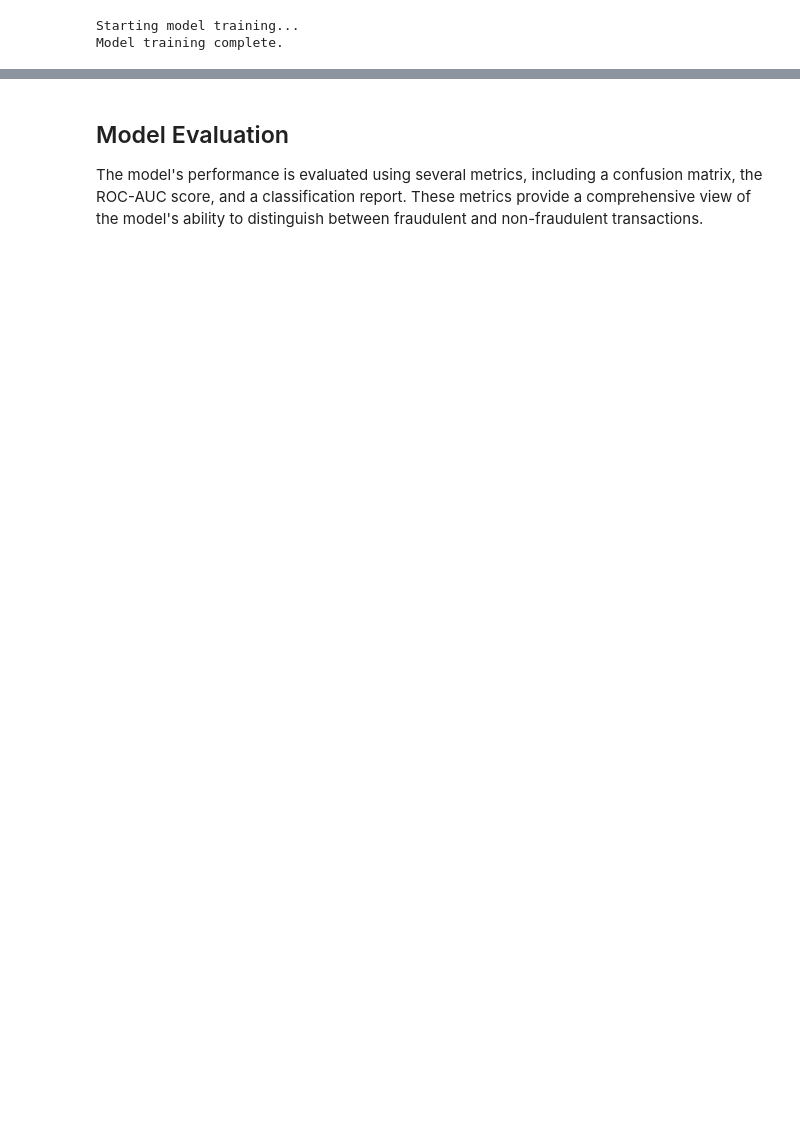
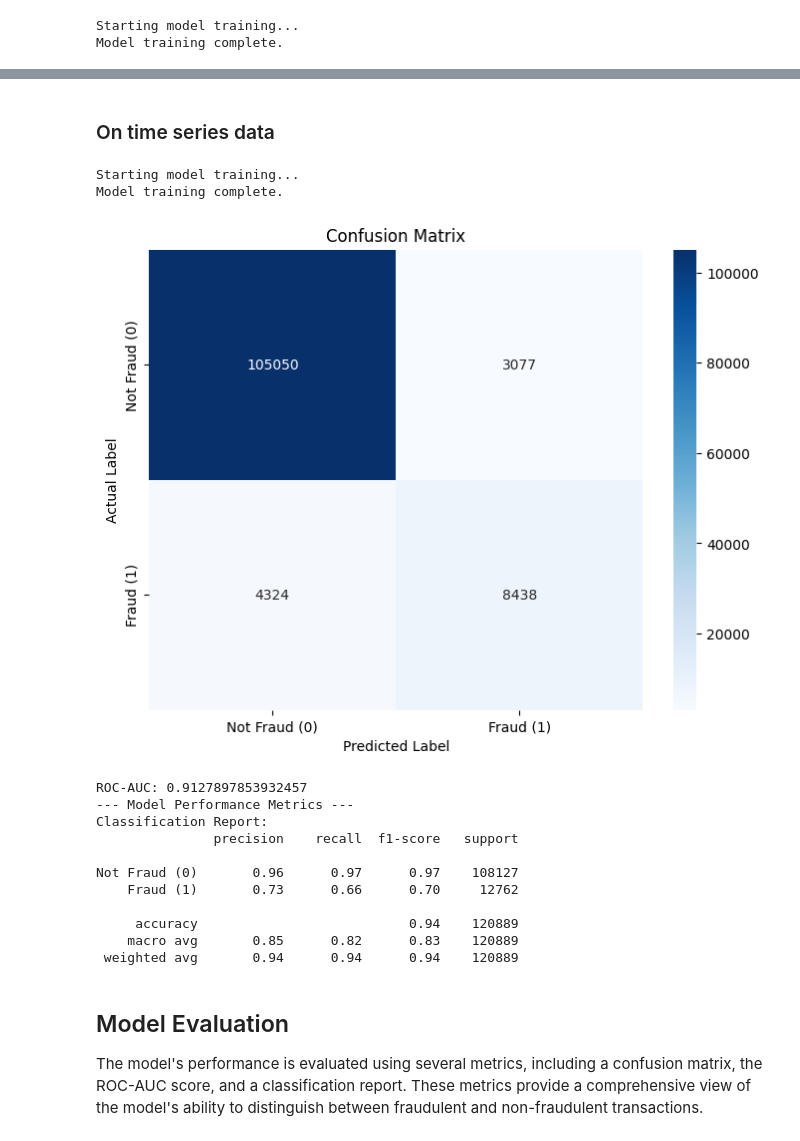
Before and after one commit to abhicr01/Fraud_Detection, a Jupyter notebook: Random_Forest_method.ipynb, the cells around one changed output, grey strips where cells are left out. Drawn from its saved outputs; the diff is of its cells as text; code cells hidden in the pictures; blank space fills up the shorter version.

```diff
--- a/Random_Forest_method.ipynb
+++ b/Random_Forest_method.ipynb
@@ -208,0 +382,6 @@ A Random Forest classifier is chosen for this task due to its robustness and abi
+# %%
+# Get the target variables
+X_train_time = final_features_train_time
+y_train_time = train_df_time['class']
+X_test_time = final_features_test_time
+y_test_time = test_df_time['class']
@@ -220,3 +462,50 @@ Model training complete.
+# %% [markdown]
+### On time series data
+# %%
+#min_samples_leaf=50, max_features=0.5
+model_time = RandomForestClassifier(n_estimators=100, class_weight='balanced', random_state=42,
+                               max_depth=10, min_samples_leaf=20, max_features=0.5)
+
+# Train the model on the training data
+print("Starting model training...")
+model_time.fit(X_train_time, y_train_time)
+print("Model training complete.")
+# %% [output]
+Starting model training...
+Model training complete.
+# %%
+y_pred = model_time.predict(X_train_time)
+y_pred_proba = model_time.predict_proba(X_train_time)[:, 1]
+#y_pred = (y_pred_proba > 0.5).astype(int)
+cm = confusion_matrix(y_train_time, y_pred)
+plt.figure(figsize=(8, 6))
+sns.heatmap(cm, annot=True, fmt='d', cmap='Blues',
+            xticklabels=['Not Fraud (0)', 'Fraud (1)'],
+            yticklabels=['Not Fraud (0)', 'Fraud (1)'])
+plt.title('Confusion Matrix')
+plt.ylabel('Actual Label')
+plt.xlabel('Predicted Label')
+plt.show()
+
+fpr, tpr, thresholds = roc_curve(y_train_time, y_pred_proba)
+roc_auc = roc_auc_score(y_train_time, y_pred_proba)
+print(f"ROC-AUC: {roc_auc}")
+print("--- Model Performance Metrics ---")
+print("Classification Report:")
+print(classification_report(y_train_time, y_pred, target_names=['Not Fraud (0)', 'Fraud (1)']))
+# %% [output]
+[figure, added]
+ROC-AUC: 0.9127897853932457
+--- Model Performance Metrics ---
+Classification Report:
+               precision    recall  f1-score   support
+
+Not Fraud (0)       0.96      0.97      0.97    108127
+    Fraud (1)       0.73      0.66      0.70     12762
+
+     accuracy                           0.94    120889
+    macro avg       0.85      0.82      0.83    120889
+ weighted avg       0.94      0.94      0.94    120889
 # %% [markdown]
 ## Model Evaluation
 The model's performance is evaluated using several metrics, including a confusion matrix, the ROC-AUC score, and a classification report. These metrics provide a comprehensive view of the model's ability to distinguish between fraudulent and non-fraudulent transactions.
```
Also changed, not shown: parts of 58 cells of this notebook.
